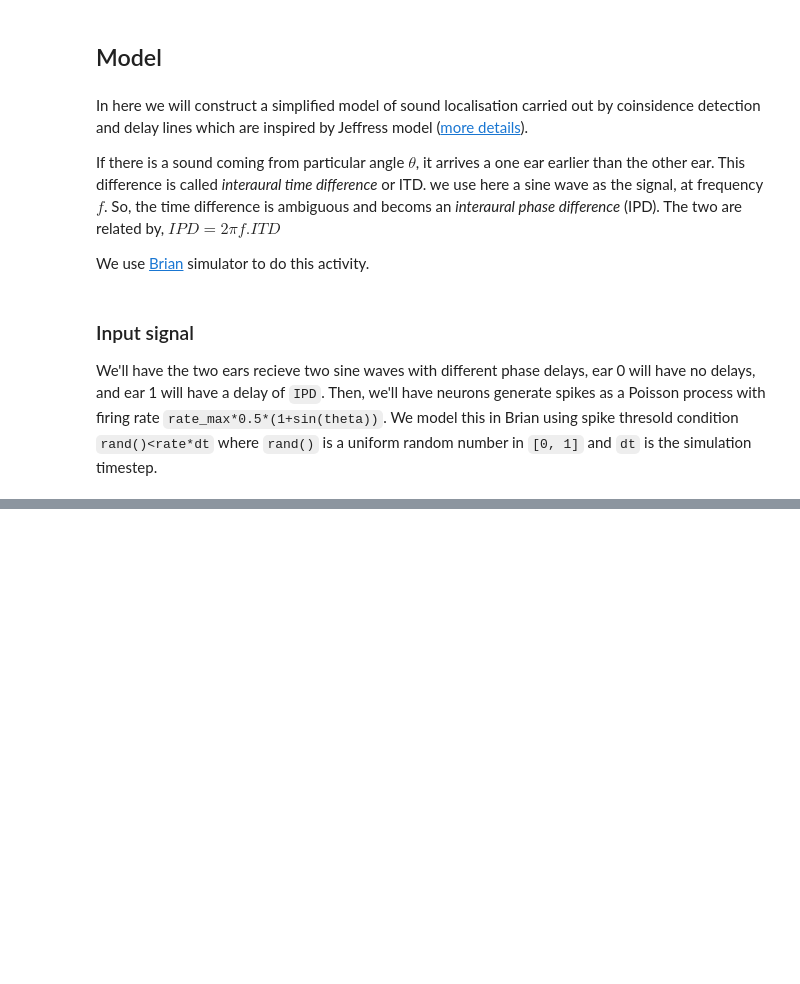
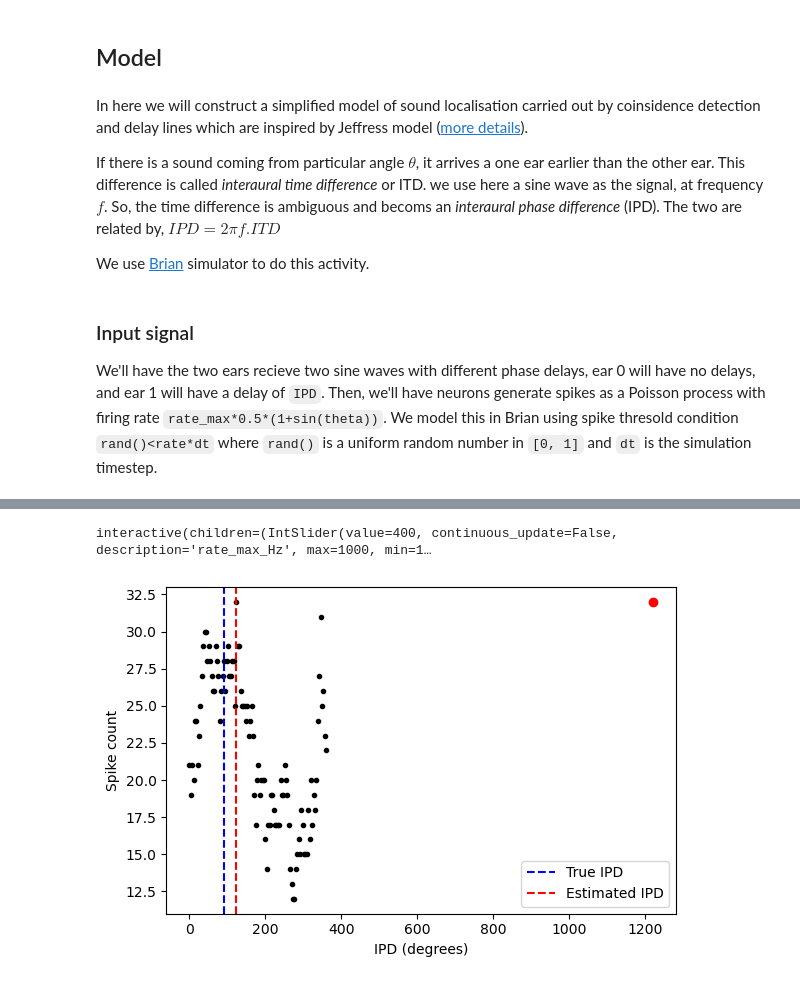
Before and after one commit to HasithaHja/Neuro-Exercieses, a Jupyter notebook: Coinsidence detection and sound localisation.ipynb, the cells around one changed output, grey strips where cells are left out. Drawn from its saved outputs; the diff is of its cells as text; code cells hidden in the pictures; blank space fills up the shorter version.

```diff
--- a/Coinsidence detection and sound localisation.ipynb
+++ b/Coinsidence detection and sound localisation.ipynb
@@ -113,0 +129,80 @@ interactive(children=(IntSlider(value=100, continuous_update=False, description=
+# %%
+def localise(rate_max_Hz=400, ipd_deg=200, f_Hz=50, w=0.5, tau_ms=1, N_cd=100, duration=1*second):
+    rate_max=rate_max_Hz * Hz # Firing rate in Hz
+    ipd = (pi/180) * ipd_deg
+    f = f_Hz * Hz
+    tau = tau_ms * ms
+    itd = ipd/(2*pi*f)
+
+    # One difference from previous code is that we use edge effect here,
+    # by making sure signal is the same on both sides by padding with
+    # rate=rate_max/2 on both sides.(begining/end).
+    # the code for this is a bit tricky.
+    # (Remember int() function converts boolean (True/False) to 1/0)
+
+    eqs_ears = '''
+    theta = 2 * pi * f * t + i * ipd : 1
+    signal_is_on = int(t<duration-itd)*int(i==0)+int(t>itd)*int(i==1) : 1
+    rate = rate_max * 0.5 * (1 + signal_is_on * sin(theta)) : Hz
+    '''
+
+    ears = NeuronGroup(2, eqs_ears, threshold='rand() < rate * dt')
+
+    # Standared LIF neuron but with best IPD and best ITD that depends on the
+    # neuron index (equally distributed in the possible range).
+
+    eqs_cd = '''
+    dv/dt = -v/tau : 1
+    best_ipd = 2*pi*i/(N_cd-1) : 1
+    best_itd = best_ipd/(2*pi*f) : second
+    '''
+    cd = NeuronGroup(N_cd, eqs_cd, threshold='v > 1', reset='v = 0', method='exact')
+
+    # Synapses from the ears to coincidence detector neurons. If a presynaptic
+    # neuron fires, the post synaptic v value is increased by w.
+
+    S = Synapses(ears, cd, on_pre='v += w')
+
+    # All pre synaptic neurons are connected to all postsynaptic neurons.
+    S.connect(p=1)
+
+    # Delays are 0 by default, so we set the delays for where the presynaptic
+    # neuron has index 1 (the right ear) to be the best_itd of the post
+    # synaptic neuron.
+
+    S.delay['i==1'] = 'best_itd'
+
+    M = SpikeMonitor(cd)
+    run(duration)
+
+    # We take as our estimate the mean best IPD of all neurons with
+    # the maximum spike count
+    i = max(M.count)
+    I = M.count == i
+    ipd_est = mean(cd.best_ipd[I])
+
+    # Plot the results
+    figure(figsize=(6, 4), dpi=100)
+    plot(cd.best_ipd[I]*180*pi, M.count[I], 'or')
+    plot(cd.best_ipd*(180/pi), M.count, '.k')
+    axvline(ipd_deg, ls='--', c='b', label='True IPD')
+    axvline(ipd_est * (180/pi), ls='--', c='r', label='Estimated IPD')
+    xlabel('IPD (degrees)')
+    ylabel('Spike count')
+    legend(loc='lower right')
+    tight_layout()
+
+if widgets is not None:
+    widgets.interact(localise,
+                     rate_max_Hz=widgets.IntSlider(min=10, max=1000, value=400, step=10, continuous_update=False),
+                     ipd_deg=widgets.IntSlider(min=0, max=360, value=90, step=10, continuous_update=False),
+                     f_Hz=widgets.IntSlider(min=0, max=200, value=50, step=5, continuous_update=False),
+                     w=widgets.FloatSlider(min=.1, max=1, value=.5, step=.1, continuous_update=False),
+                     tau_ms=widgets.FloatSlider(min=.1, max=10, value=1, step=.1, continuous_update=False),
+                     N_cd=widgets.IntSlider(min=10, max=1000, value=100, step=10, continuous_update=False),
+                     duration=widgets.fixed(1*second))
+else:
+    localise()
+# %% [output]
+interactive(children=(IntSlider(value=400, continuous_update=False, description='rate_max_Hz', max=1000, min=1…
+[figure, added]
```
Also changed, not shown: parts of 14 cells of this notebook, 1 other file.
